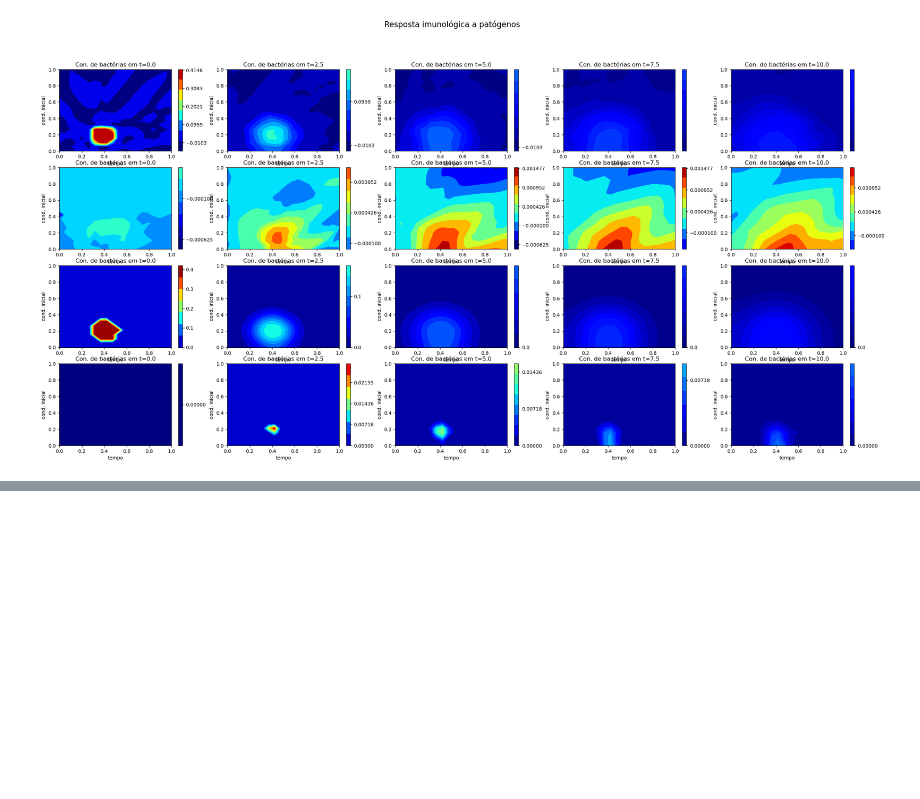
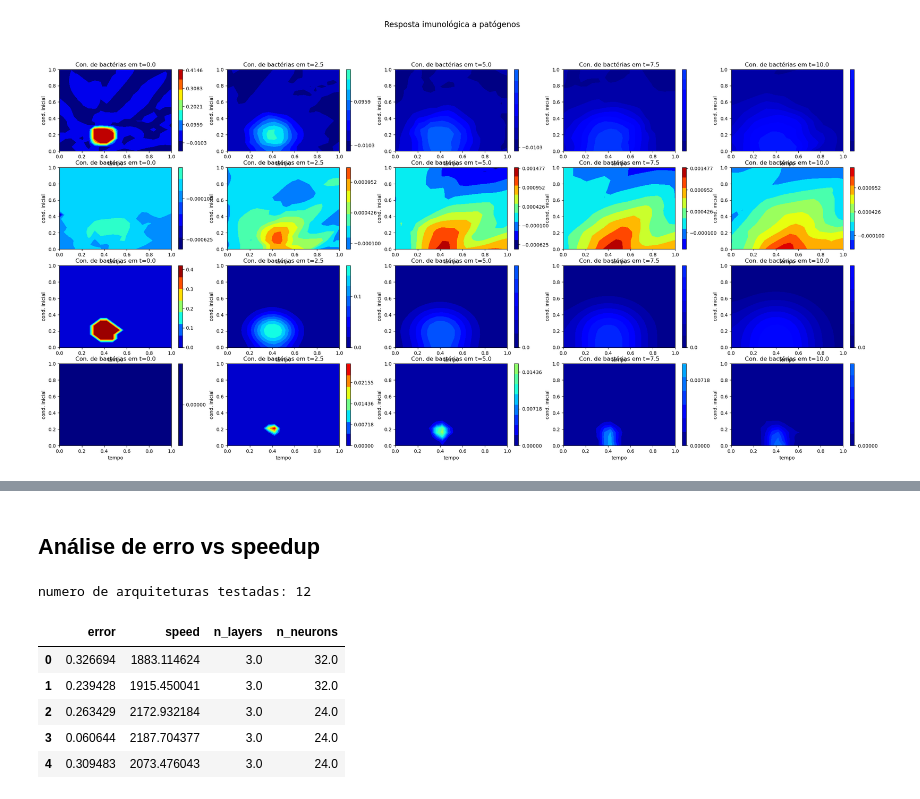
Before and after one commit to Esterci/2D_imune_edema_pinn, a Jupyter notebook: 2D/edp_t_x_y/result_analisys.ipynb, the cells around one changed output, grey strips where cells are left out. Cells and saved outputs as stored; diff of their text form; code cells hidden in the pictures; blank space fills up the shorter version.

```diff
--- a/2D/edp_t_x_y/result_analisys.ipynb
+++ b/2D/edp_t_x_y/result_analisys.ipynb
@@ -927,0 +954,2 @@ plt.show()
+# %% [markdown]
+## Análise de erro vs speedup
@@ -927,0 +966,8 @@ plt.show()
+# %%
+result_list = glob.glob("pinn_sim/*")
+
+result_type = list(map(lambda file: file.split("/")[-1].split("_")[0], result_list))
+
+print("numero de arquiteturas testadas: {}".format(len(result_list)))
+# %% [output]
+numero de arquiteturas testadas: 12
@@ -927,0 +1023,14 @@ plt.show()
+# %%
+results_df = pd.DataFrame(
+    np.array((error_list, speed_list, n_layers_list, n_neurons_list)).T,
+    columns=["error", "speed", "n_layers", "n_neurons"],
+)
+
+results_df.head()
+# %% [output]
+|  | error | speed | n_layers | n_neurons |
+| 0 | 0.326694 | 1883.114624 | 3.0 | 32.0 |
+| 1 | 0.239428 | 1915.450041 | 3.0 | 32.0 |
+| 2 | 0.263429 | 2172.932184 | 3.0 | 24.0 |
+| 3 | 0.060644 | 2187.704377 | 3.0 | 24.0 |
+| 4 | 0.309483 | 2073.476043 | 3.0 | 24.0 |
```
Also changed, not shown: parts of 13 cells of this notebook, 5 other files.
